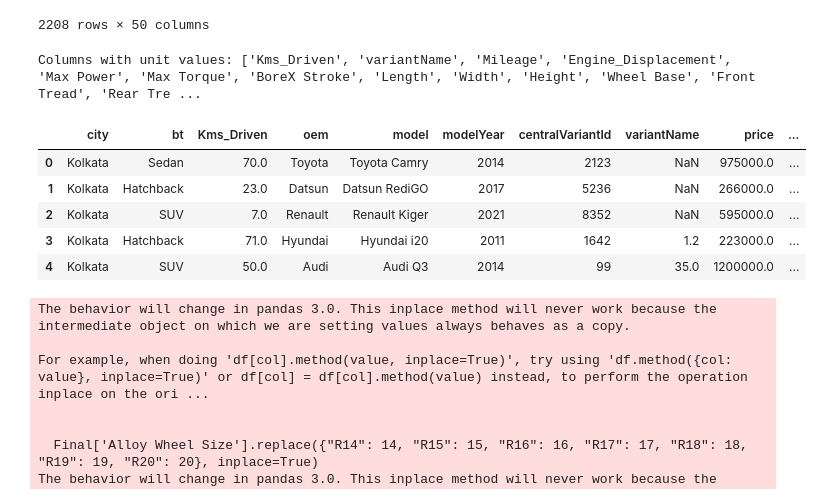
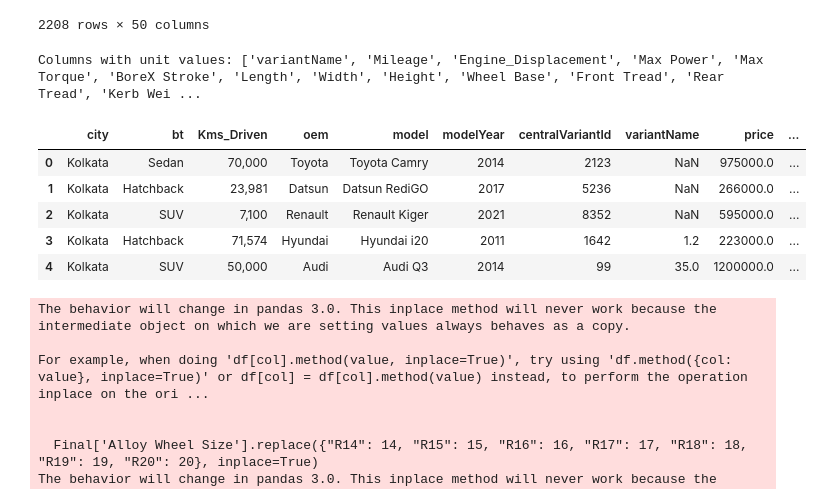
Before and after one commit to AravindhKumarA9/Car_dheko, a Jupyter notebook: car_dheko.ipynb, the cells around one changed output. Cells and saved outputs as stored; diff of their text form; code cells hidden in the pictures.

```diff
--- a/car_dheko.ipynb
+++ b/car_dheko.ipynb
@@ -463,34 +463,34 @@ Final[Final['price']>900000]
 # %%
 import re
 import numpy as np
 
 # Define regex pattern for units to be removed
-unit_pattern = re.compile(r'\d+\s?(?:km|Kmph|seconds|litres|km/hr|mm|inch|kg|hp|bhp|Lakh|rpm|CC|₹|,|PS)', re.IGNORECASE)
+unit_pattern = re.compile(r'\d+\s?(?:km|Kmph|seconds|litres|km/hr|mm|inch|kg|hp|bhp|Lakh|rpm|CC|PS)', re.IGNORECASE)
 
 # Function to find and clean columns with units in a DataFrame
 def find_and_clean_columns_with_units(df):
     columns_with_units = []
     for col in df.select_dtypes(include='object').columns:  # Only check object (string) columns
         if df[col].str.contains(unit_pattern, regex=True).any():
             # Remove units and keep only numeric values (including decimals)
             df[col] = df[col].str.extract(r'(\d+\.\d+|\d+)')[0].replace('', np.nan).astype(float)
             columns_with_units.append(col)
     return columns_with_units
 
 # Apply the function to identify and clean the columns in 'Final'
 columns_with_units = find_and_clean_columns_with_units(Final)
 
 # Display columns with unit values and preview cleaned DataFrame
 print("Columns with unit values:", columns_with_units)
 Final.head()
 # %% [output]
-Columns with unit values: ['Kms_Driven', 'variantName', 'Mileage', 'Engine_Displacement', 'Max Power', 'Max Torque', 'BoreX Stroke', 'Length', 'Width', 'Height', 'Wheel Base', 'Front Tread', 'Rear Tre ...
+Columns with unit values: ['variantName', 'Mileage', 'Engine_Displacement', 'Max Power', 'Max Torque', 'BoreX Stroke', 'Length', 'Width', 'Height', 'Wheel Base', 'Front Tread', 'Rear Tread', 'Kerb Wei ...
 |  | city | bt | Kms_Driven | oem | model | modelYear | centralVariantId | variantName | price | ... |
-| 0 | Kolkata | Sedan | 70.0 | Toyota | Toyota Camry | 2014 | 2123 | NaN | 975000.0 | ... |
-| 1 | Kolkata | Hatchback | 23.0 | Datsun | Datsun RediGO | 2017 | 5236 | NaN | 266000.0 | ... |
-| 2 | Kolkata | SUV | 7.0 | Renault | Renault Kiger | 2021 | 8352 | NaN | 595000.0 | ... |
-| 3 | Kolkata | Hatchback | 71.0 | Hyundai | Hyundai i20 | 2011 | 1642 | 1.2 | 223000.0 | ... |
-| 4 | Kolkata | SUV | 50.0 | Audi | Audi Q3 | 2014 | 99 | 35.0 | 1200000.0 | ... |
+| 0 | Kolkata | Sedan | 70,000 | Toyota | Toyota Camry | 2014 | 2123 | NaN | 975000.0 | ... |
+| 1 | Kolkata | Hatchback | 23,981 | Datsun | Datsun RediGO | 2017 | 5236 | NaN | 266000.0 | ... |
+| 2 | Kolkata | SUV | 7,100 | Renault | Renault Kiger | 2021 | 8352 | NaN | 595000.0 | ... |
+| 3 | Kolkata | Hatchback | 71,574 | Hyundai | Hyundai i20 | 2011 | 1642 | 1.2 | 223000.0 | ... |
+| 4 | Kolkata | SUV | 50,000 | Audi | Audi Q3 | 2014 | 99 | 35.0 | 1200000.0 | ... |
 # %%
 # Replace values in 'Alloy Wheel Size', 'Super Charger' column
 Final['Alloy Wheel Size'].replace({"R14": 14, "R15": 15, "R16": 16, "R17": 17, "R18": 18, "R19": 19, "R20": 20}, inplace=True)
```
Also changed, not shown: parts of 14 cells of this notebook, 7 other files.
